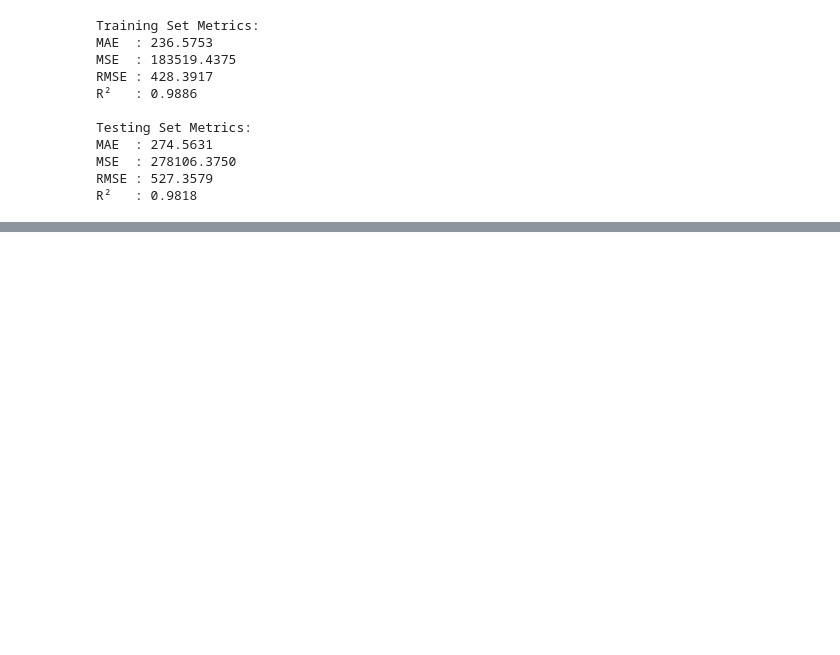
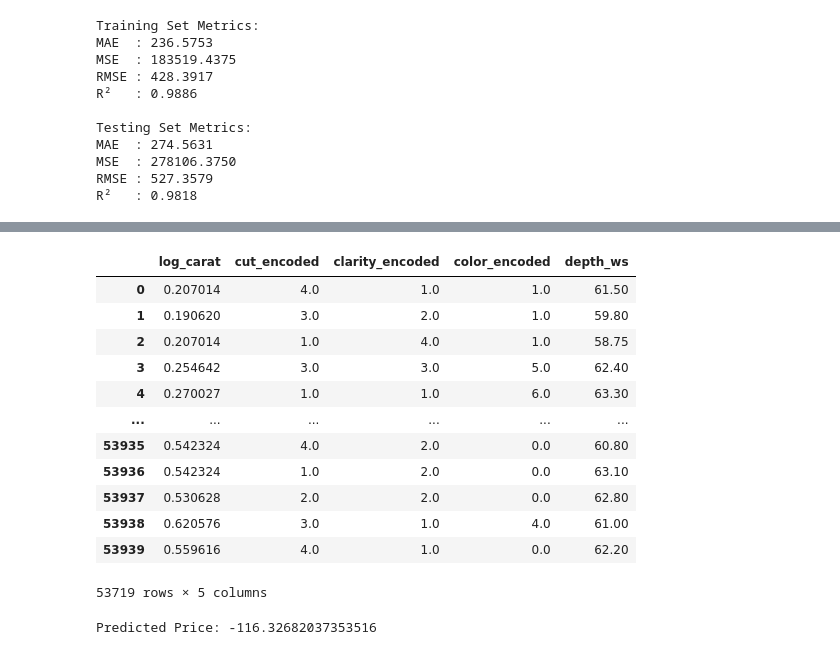
Before and after one commit to kevinxaviour/Diamond_Dynamics, a Jupyter notebook: Reg_model_training.ipynb, the cells around one changed output, grey strips where cells are left out. Cells and saved outputs as stored; diff of their text form; code cells hidden in the pictures; blank space fills up the shorter version.

```diff
--- a/Reg_model_training.ipynb
+++ b/Reg_model_training.ipynb
@@ -508 +558,22 @@ R²   : 0.9809
+# %%
+X
+# %% [output]
+|  | log_carat | cut_encoded | clarity_encoded | color_encoded | depth_ws |
+| 0 | 0.207014 | 4.0 | 1.0 | 1.0 | 61.50 |
+| 1 | 0.190620 | 3.0 | 2.0 | 1.0 | 59.80 |
+| 2 | 0.207014 | 1.0 | 4.0 | 1.0 | 58.75 |
+| 3 | 0.254642 | 3.0 | 3.0 | 5.0 | 62.40 |
+| 4 | 0.270027 | 1.0 | 1.0 | 6.0 | 63.30 |
+| ... | ... | ... | ... | ... | ... |
+| 53935 | 0.542324 | 4.0 | 2.0 | 0.0 | 60.80 |
+| 53936 | 0.542324 | 1.0 | 2.0 | 0.0 | 63.10 |
+| 53937 | 0.530628 | 2.0 | 2.0 | 0.0 | 62.80 |
+| 53938 | 0.620576 | 3.0 | 1.0 | 4.0 | 61.00 |
+| 53939 | 0.559616 | 4.0 | 1.0 | 0.0 | 62.20 |
+53719 rows × 5 columns
+# %%
+y_pred_actual = regmodel1['yscaler'].inverse_transform(y_pred_scaled)
+print("Predicted Price:", float(y_pred_actual))
+# %% [output]
+Predicted Price: -116.32682037353516
 # %%
```
Also changed, not shown: parts of 24 cells of this notebook.
